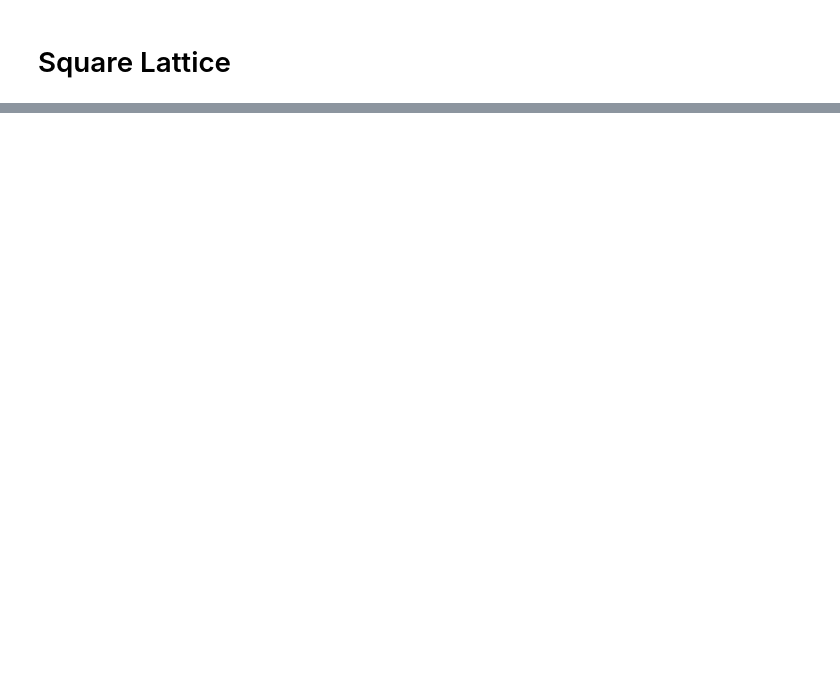
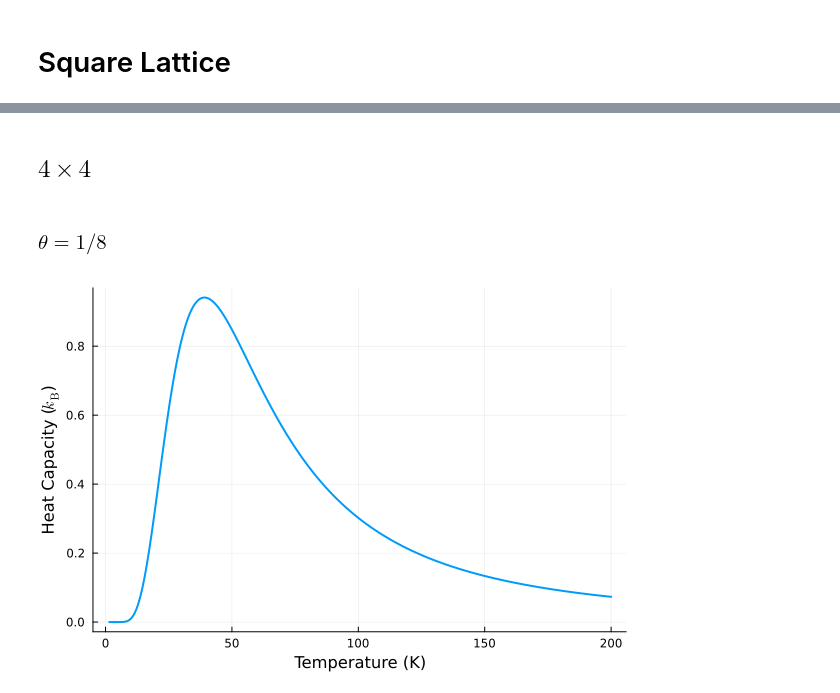
Before and after one commit to wexlergroup/FreeBird.jl, a Jupyter notebook: scripts/square-lattice.ipynb, the cells around one changed output, grey strips where cells are left out. Cells and saved outputs as stored; diff of their text form; code cells hidden in the pictures; blank space fills up the shorter version.

```diff
--- a/scripts/square-lattice.ipynb
+++ b/scripts/square-lattice.ipynb
@@ -78,0 +69,41 @@ plot(Ts, cvs, label="Heat capacity", xlabel="Temperature (K)", ylabel="Heat capa
+# %% [markdown]
+## $4\times4$
+# %% [markdown]
+### $\theta = 1 / 8$
+# %%
+# Define the properties of the lattice system
+L = 4
+M = 4
+coverage = 1 / 8
+N = Int(floor(coverage * L * M))
+nn_interaction_energy = -0.01u"eV"
+adsorption_energy = 4 * nn_interaction_energy
+nnn_interaction_energy = nn_interaction_energy / 4
+
+# Define the lattice gas Hamiltonian
+lg = LGHamiltonian(adsorption_energy, nn_interaction_energy, nnn_interaction_energy)
+
+# Enumerate all possible configurations of the lattice gas and calculate the energy of each configuration
+energies, configurations = AbstractWalkers.exact_enumeration(L, M, N, lattice_type, lg)
+
+# Calculate the constant-volume heat capacity of the lattice gas
+Ts = collect(1.0:0.1:200.0)  # K
+kB = 8.617333262e-5  # eV/K
+βs = 1 ./ (kB * Ts)  # 1/eV
+ωis = ones(length(energies))
+
+Eis = zeros(length(energies))
+for i in 1:length(energies)
+    Eis[i] = ustrip(energies[i])
+end
+
+dof = 0
+
+Cv = [cv(β, ωis, Eis, dof) / kB for β in βs]
+
+# Plot the constant-volume heat capacity of the lattice gas
+plot(Ts, Cv, xlabel="Temperature (K)", ylabel="Heat Capacity (\$ k_{\\mathrm{B}} \$)", legend=false, linewidth=2, size=(600, 400))
+
+display(plot!())
+# %% [output]
+[figure, added]
```
Also changed, not shown: parts of 10 cells of this notebook.
